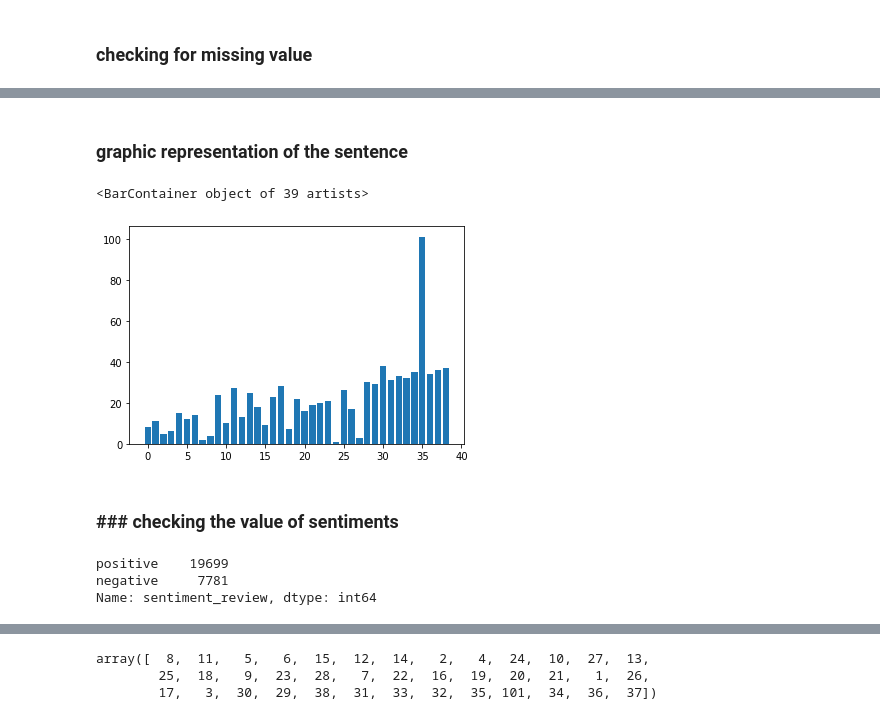
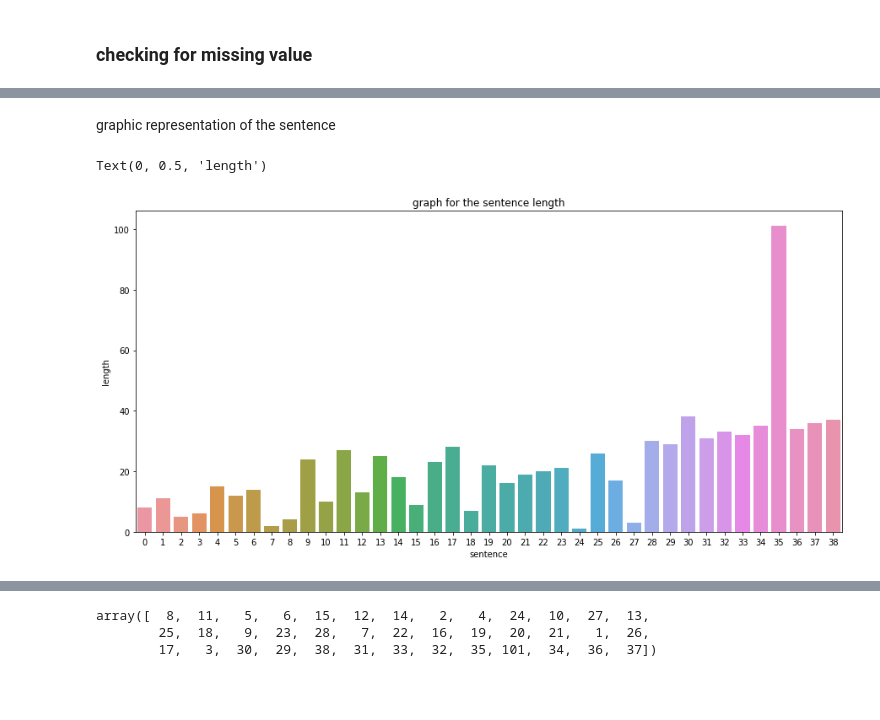
Before and after one commit to cisco00/Twitter_Sentiment_Analysis, a Jupyter notebook: Multinomial.ipynb, the cells around one changed output, grey strips where cells are left out. Cells and saved outputs as stored; diff of their text form; code cells hidden in the pictures; blank space fills up the shorter version.

```diff
--- a/Multinomial.ipynb
+++ b/Multinomial.ipynb
@@ -117,17 +144,13 @@ tweet.drop(columns = ['sentiment', 'textID'])
 # %% [markdown]
-### graphic representation of the sentence
+graphic representation of the sentence
-# %%
-unique_lengths = tweet['length'].unique()
-plt.bar(np.arange(len(unique_lengths)), unique_lengths)
-# %% [output]
-<BarContainer object of 39 artists>
-[figure, removed]
-# %% [markdown]
-### ### checking the value of sentiments
-# %%
-print(tweet['sentiment_review'].value_counts())
-# %% [output]
-positive    19699
-negative     7781
-Name: sentiment_review, dtype: int64
+# %%
+plt.figure(figsize=(15, 7))
+unique_lengths = tweet['length'].unique()
+sns.barplot(np.arange(len(unique_lengths)), unique_lengths)
+plt.title("graph for the sentence length")
+plt.xlabel("sentence")
+plt.ylabel("length")
+# %% [output]
+Text(0, 0.5, 'length')
+[figure, added]
 # %% [markdown]
```
Also changed, not shown: parts of 51 cells of this notebook, 2 other files.
